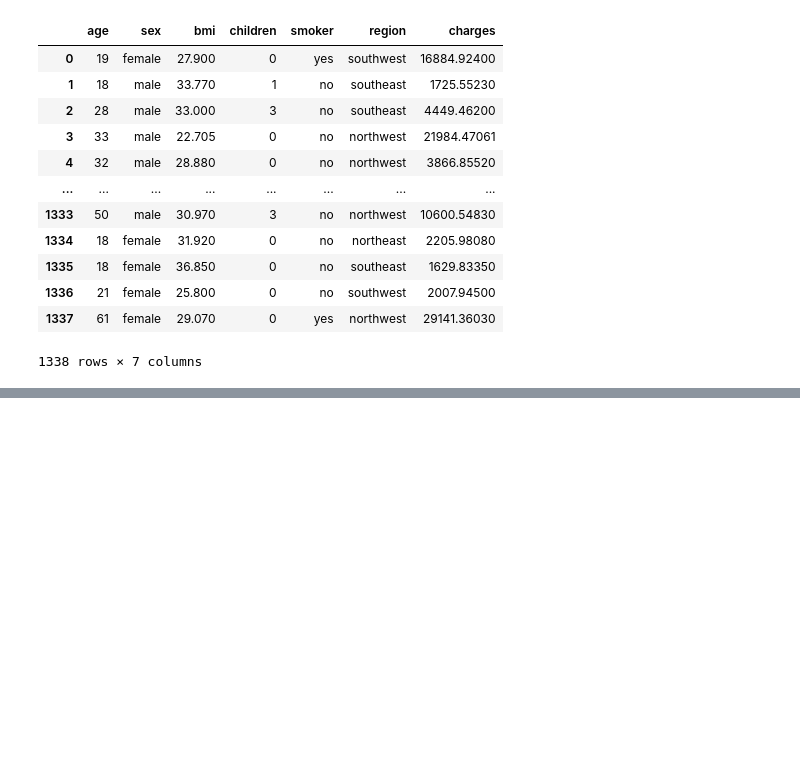
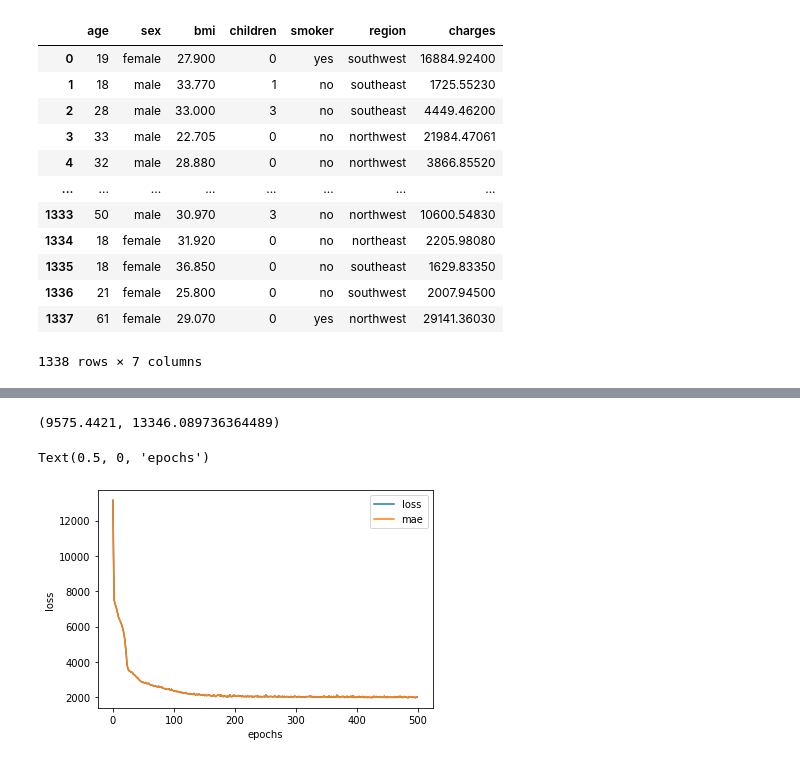
Before and after one commit to sameer203/Tensorflow_, a Jupyter notebook: 02_NN_regression_Medical_Cost_Insurance.ipynb, the cells around one changed output, grey strips where cells are left out. Saved outputs shown, nothing was run; the diff lists cells and outputs as text; code cells hidden in the pictures; blank space fills up the shorter version.

Commit message:
Model fit

```diff
--- a/02_NN_regression_Medical_Cost_Insurance.ipynb
+++ b/02_NN_regression_Medical_Cost_Insurance.ipynb
@@ -28,0 +73,19 @@ insurance
+# %%
+# build a Neural network
+
+# Set random state
+tf.random.set_seed(42)
+
+#1. Create a model
+insurance_model= tf.keras.Sequential([
+                                      tf.keras.layers.Dense(100, activation="relu"),
+                                      tf.keras.layers.Dense(1)
+])
+
+#2. Complile the model
+insurance_model.compile(loss= tf.keras.losses.mae,
+                        optimizer = tf.keras.optimizers.SGD(),
+                        metrics=["mae"])
+
+#3. Fit the model
+insurance_model.fit(X_train, y_train, epochs=100, verbose=0)
@@ -28,0 +104,19 @@ insurance
+# %%
+# Experiment to improve the model
+# Set random state
+tf.random.set_seed(42)
+
+#1. Create a model
+insurance_model_2= tf.keras.Sequential([
+                                      tf.keras.layers.Dense(100, activation="relu"),
+                                      tf.keras.layers.Dense(10, activation="relu"),
+                                      tf.keras.layers.Dense(1)
+])
+
+#2. Complile the model
+insurance_model_2.compile(loss= tf.keras.losses.mae,
+                        optimizer = tf.keras.optimizers.Adam(lr = 0.01),
+                        metrics=["mae"])
+
+#3. Fit the model
+history = insurance_model_2.fit(X_train, y_train, epochs=500, verbose=0)
@@ -28,0 +133,12 @@ insurance
+# %%
+y_train.median(), y_train.mean()
+# %% [output]
+(9575.4421, 13346.089736364489)
+# %%
+#plot the loss curve
+pd.DataFrame(history.history).plot()
+plt.ylabel("loss")
+plt.xlabel("epochs")
+# %% [output]
+Text(0.5, 0, 'epochs')
+[figure, added]
```
Also changed, not shown: parts of 11 cells of this notebook.
